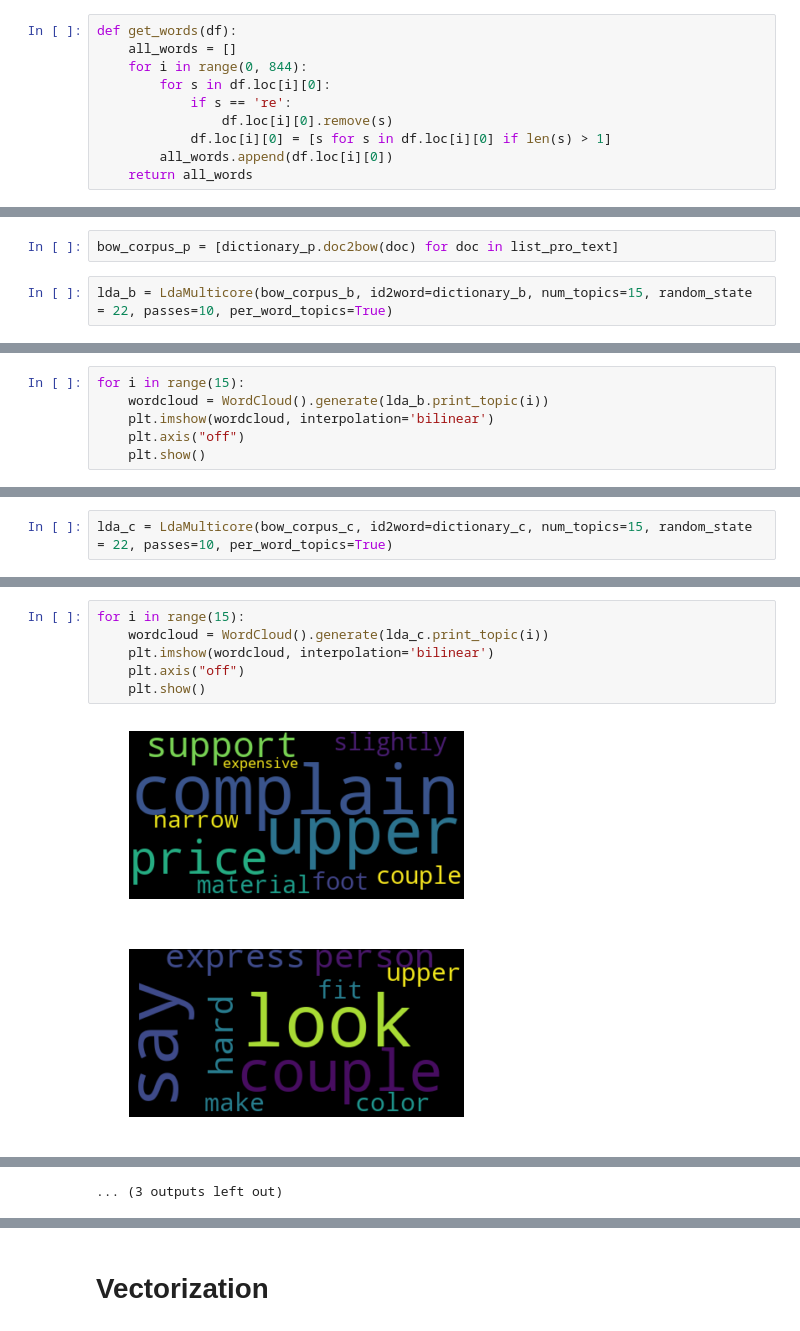
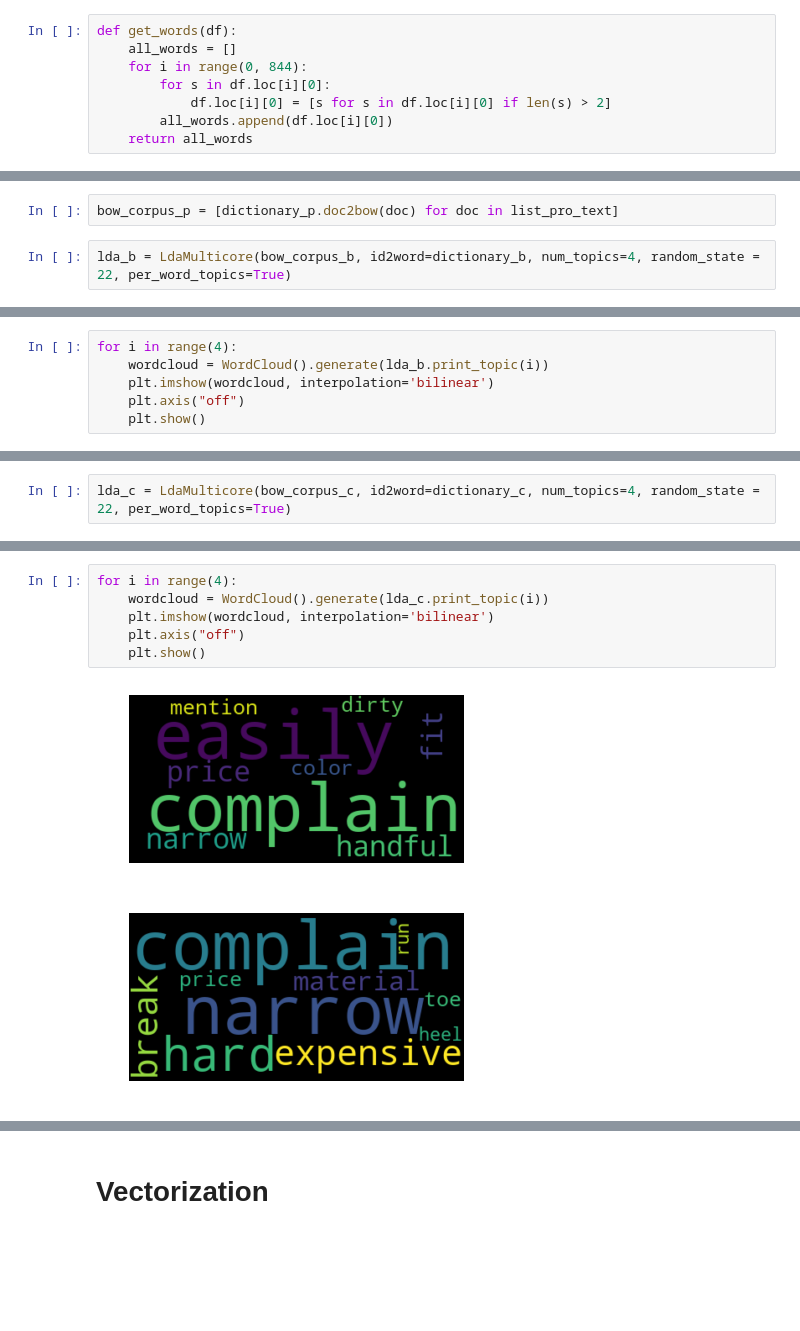
Before and after one commit to JonBebi/Adike, a Jupyter notebook: NLP.ipynb, the cells around one changed output, grey strips where cells are left out. Drawn from its saved outputs; the diff is of its cells as text; blank space fills up the shorter version.

```diff
--- a/NLP.ipynb
+++ b/NLP.ipynb
@@ -335,9 +365,7 @@ def get_words(df):
     all_words = []
     for i in range(0, 844):
         for s in df.loc[i][0]:
-            if s == 're':
-                df.loc[i][0].remove(s)
-            df.loc[i][0] = [s for s in df.loc[i][0] if len(s) > 1]
+            df.loc[i][0] = [s for s in df.loc[i][0] if len(s) > 2]
         all_words.append(df.loc[i][0])
     return all_words
 # %%
@@ -359,7 +387,7 @@ bow_corpus_c = [dictionary_c.doc2bow(doc) for doc in list_con_text]
 # %%
 bow_corpus_p = [dictionary_p.doc2bow(doc) for doc in list_pro_text]
 # %%
-lda_b = LdaMulticore(bow_corpus_b, id2word=dictionary_b, num_topics=15, random_state = 22, passes=10, per_word_topics=True)
+lda_b = LdaMulticore(bow_corpus_b, id2word=dictionary_b, num_topics=4, random_state = 22, per_word_topics=True)
 # %%
 lda_b.print_topics()
 # %% [output]
@@ -383,5 +402,5 @@ lda_b.print_topics()
 # %%
-for i in range(15):
+for i in range(4):
     wordcloud = WordCloud().generate(lda_b.print_topic(i))
     plt.imshow(wordcloud, interpolation='bilinear')
     plt.axis("off")
@@ -403,5 +413,5 @@ for i in range(15):
 # %%
-lda_c = LdaMulticore(bow_corpus_c, id2word=dictionary_c, num_topics=15, random_state = 22, passes=10, per_word_topics=True)
+lda_c = LdaMulticore(bow_corpus_c, id2word=dictionary_c, num_topics=4, random_state = 22, per_word_topics=True)
 # %%
 lda_c.print_topics()
 # %% [output]
@@ -425,9 +426,9 @@ lda_c.print_topics()
 # %%
-for i in range(15):
+for i in range(4):
     wordcloud = WordCloud().generate(lda_c.print_topic(i))
     plt.imshow(wordcloud, interpolation='bilinear')
     plt.axis("off")
     plt.show()
 # %% [output]
-[figure, old version]
+[figure, new version]
-[figure, old version]
+[figure, new version]
@@ -444,2 +437 @@ for i in range(15):
-... (3 outputs left out)
 # %%
```
Also changed, not shown: parts of 37 cells of this notebook, 2 other files.
